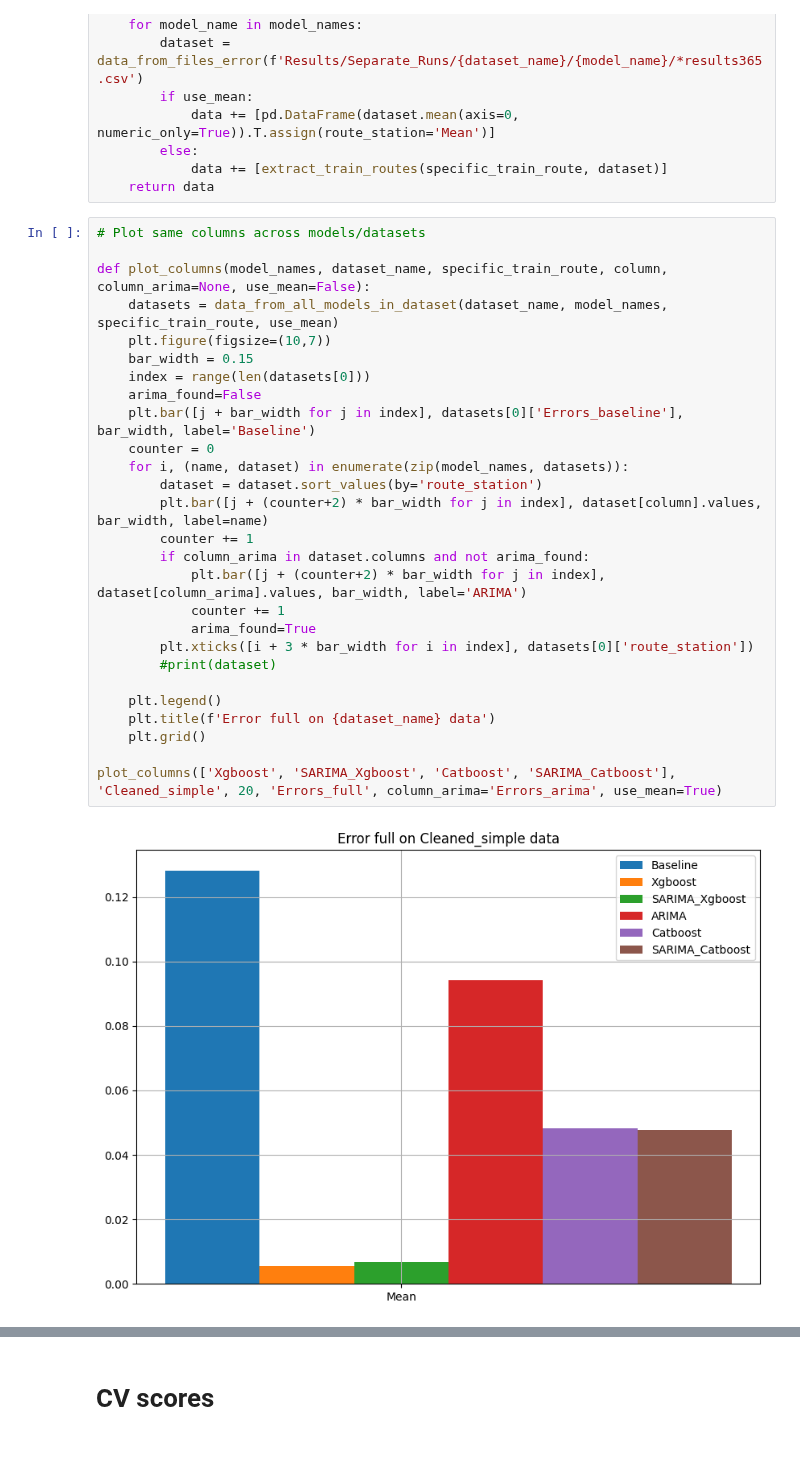
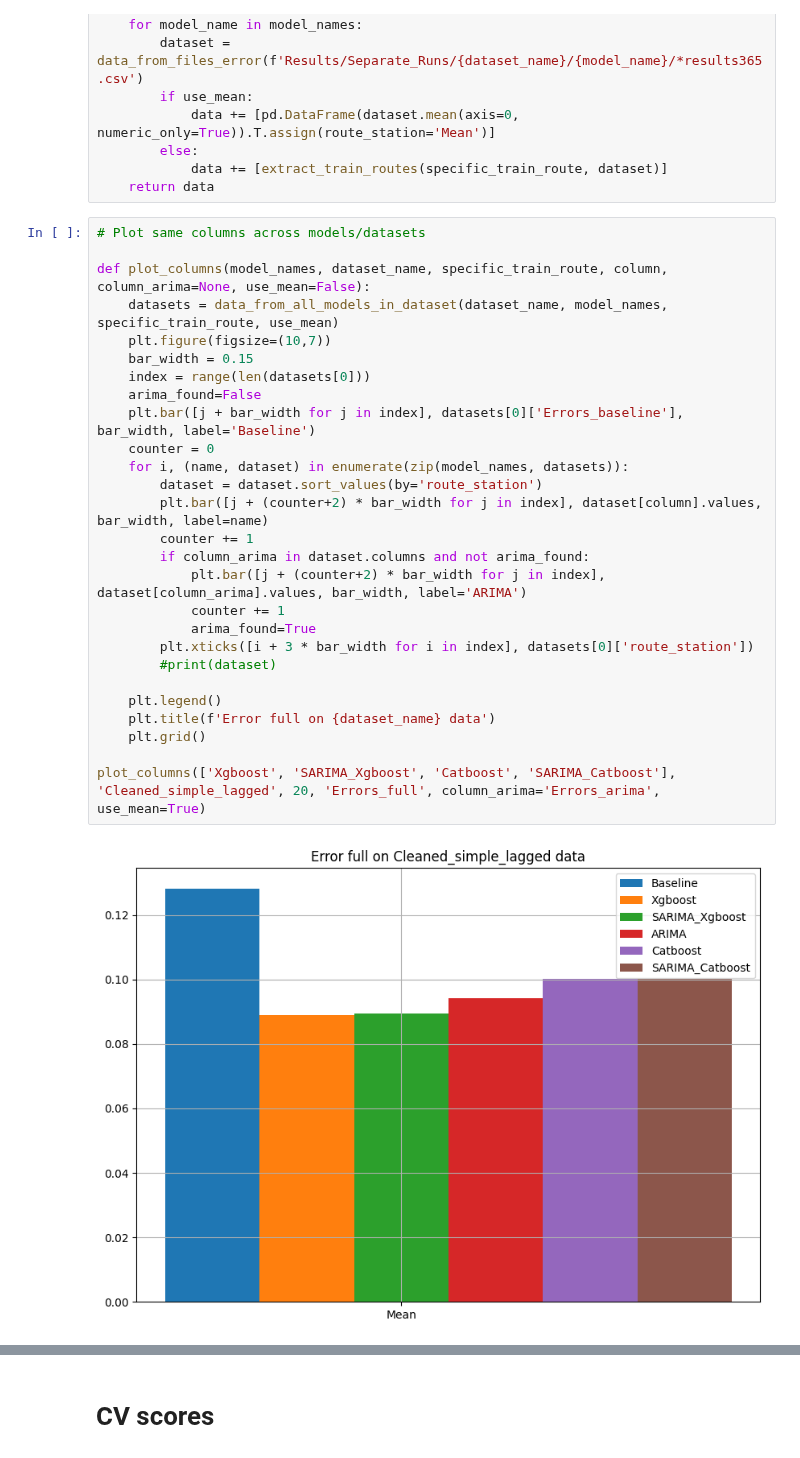
Before and after one commit to clarachristiansen/Bachelor_project, a Jupyter notebook: Visualize_CV_individual.ipynb, the cells around one changed output, grey strips where cells are left out. Saved outputs shown, nothing was run; the diff lists cells and outputs as text.

```diff
--- a/Visualize_CV_individual.ipynb
+++ b/Visualize_CV_individual.ipynb
@@ -149,29 +149,29 @@ def data_from_all_models_in_dataset(dataset_name, model_names, specific_train_ro
 # %%
 # Plot same columns across models/datasets
 
 def plot_columns(model_names, dataset_name, specific_train_route, column, column_arima=None, use_mean=False):
     datasets = data_from_all_models_in_dataset(dataset_name, model_names, specific_train_route, use_mean)
     plt.figure(figsize=(10,7))
     bar_width = 0.15
     index = range(len(datasets[0]))
     arima_found=False
     plt.bar([j + bar_width for j in index], datasets[0]['Errors_baseline'], bar_width, label='Baseline')
     counter = 0
     for i, (name, dataset) in enumerate(zip(model_names, datasets)):
         dataset = dataset.sort_values(by='route_station')
         plt.bar([j + (counter+2) * bar_width for j in index], dataset[column].values, bar_width, label=name)
         counter += 1
         if column_arima in dataset.columns and not arima_found:
             plt.bar([j + (counter+2) * bar_width for j in index], dataset[column_arima].values, bar_width, label='ARIMA')
             counter += 1
             arima_found=True
         plt.xticks([i + 3 * bar_width for i in index], datasets[0]['route_station'])
         #print(dataset)
 
     plt.legend()
     plt.title(f'Error full on {dataset_name} data')
     plt.grid()
 
-plot_columns(['Xgboost', 'SARIMA_Xgboost', 'Catboost', 'SARIMA_Catboost'], 'Cleaned_simple', 20, 'Errors_full', column_arima='Errors_arima', use_mean=True)
+plot_columns(['Xgboost', 'SARIMA_Xgboost', 'Catboost', 'SARIMA_Catboost'], 'Cleaned_simple_lagged', 20, 'Errors_full', column_arima='Errors_arima', use_mean=True)
 # %% [output]
-[figure, old version]
+[figure, new version]
```
Also changed, not shown: parts of 17 cells of this notebook.
